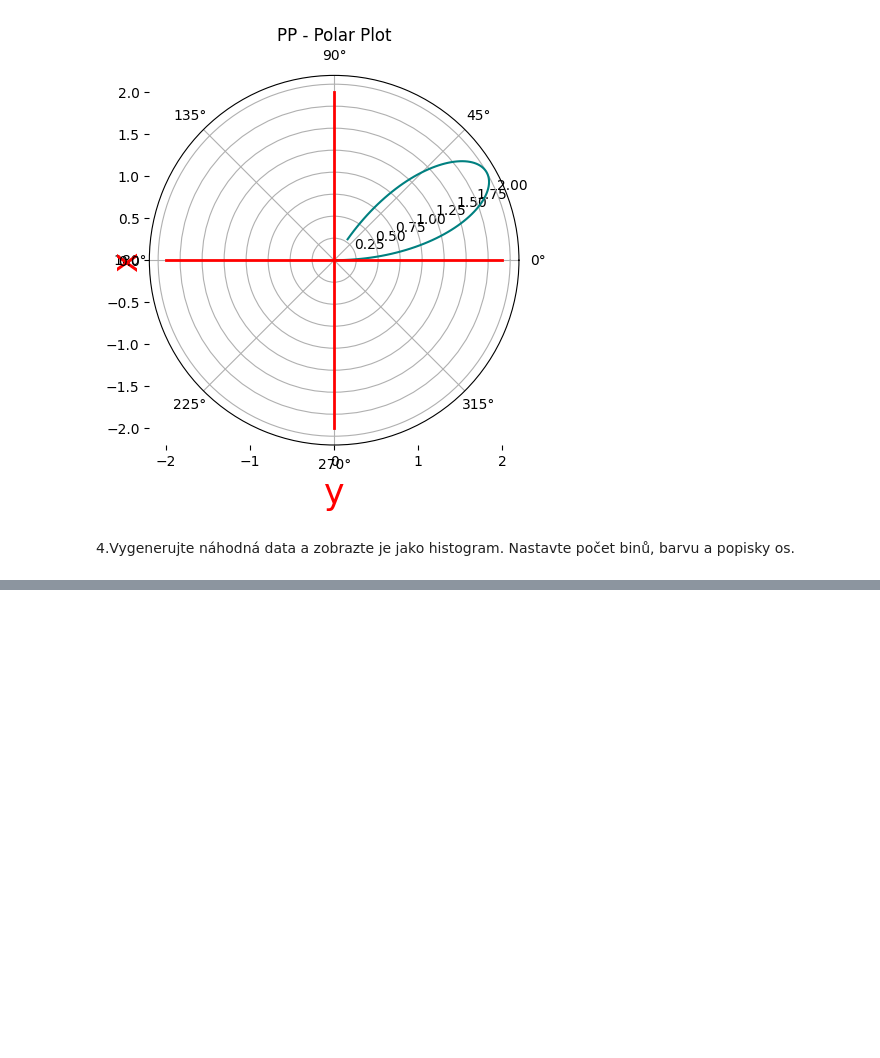
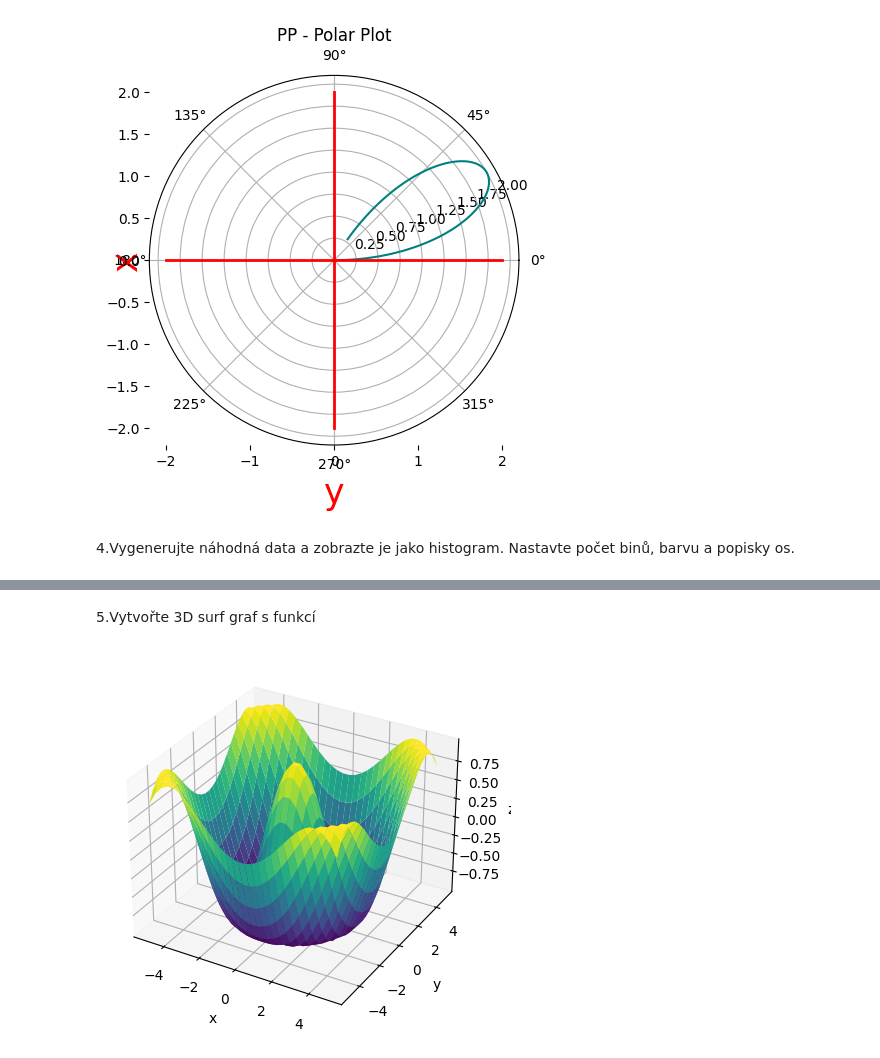
Before and after one commit to KLI0273/KLI0273_DU, a Jupyter notebook: week_05/week_05_du.ipynb, the cells around one changed output, grey strips where cells are left out. Drawn from its saved outputs; the diff is of its cells as text; code cells hidden in the pictures; blank space fills up the shorter version.

```diff
--- a/week_05/week_05_du.ipynb
+++ b/week_05/week_05_du.ipynb
@@ -74,0 +75,22 @@ plt.show()
+# %% [markdown]
+5.Vytvořte 3D surf graf s funkcí
+# %%
+def f(x, y):
+    return np.cos(np.sqrt(x ** 2 + y ** 2))
+
+
+x = np.linspace(-5, 5, 30)
+y = np.linspace(-5, 5, 30)
+
+X, Y = np.meshgrid(x, y)
+Z = f(X, Y)
+
+fig = plt.figure()
+ax = fig.add_subplot(projection='3d')
+ax.plot_surface(X, Y, Z, cmap = 'viridis')
+ax.set_xlabel('x')
+ax.set_ylabel('y')
+ax.set_zlabel('z')
+plt.show()
+# %% [output]
+[figure, added]
```
Also changed, not shown: parts of 10 cells of this notebook, 2 other files.
